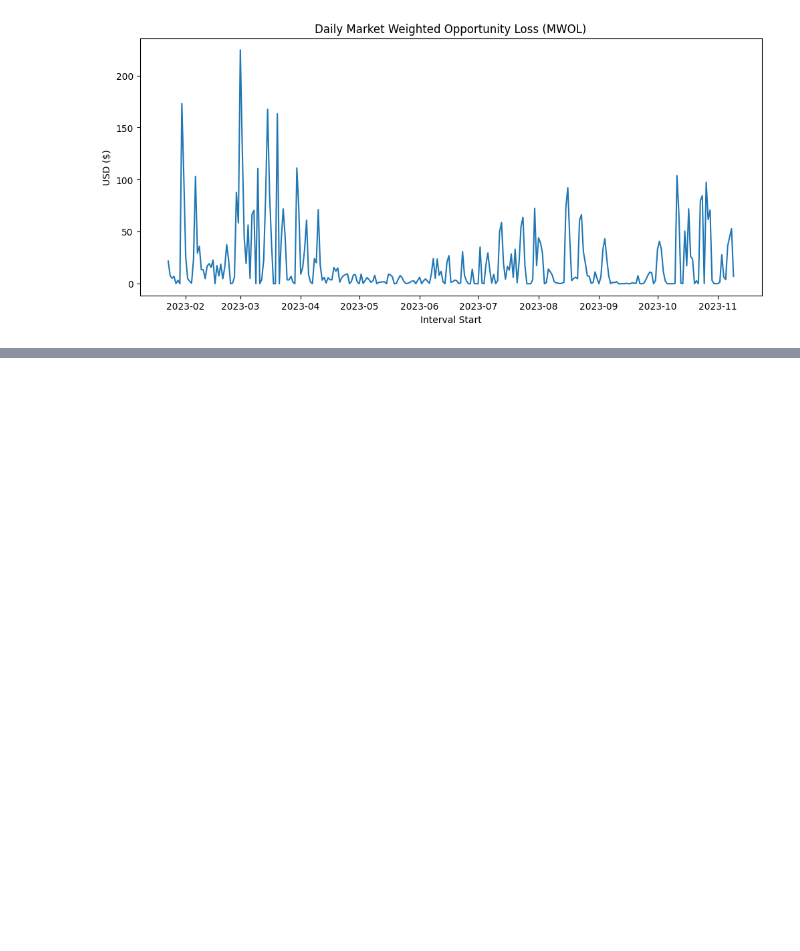
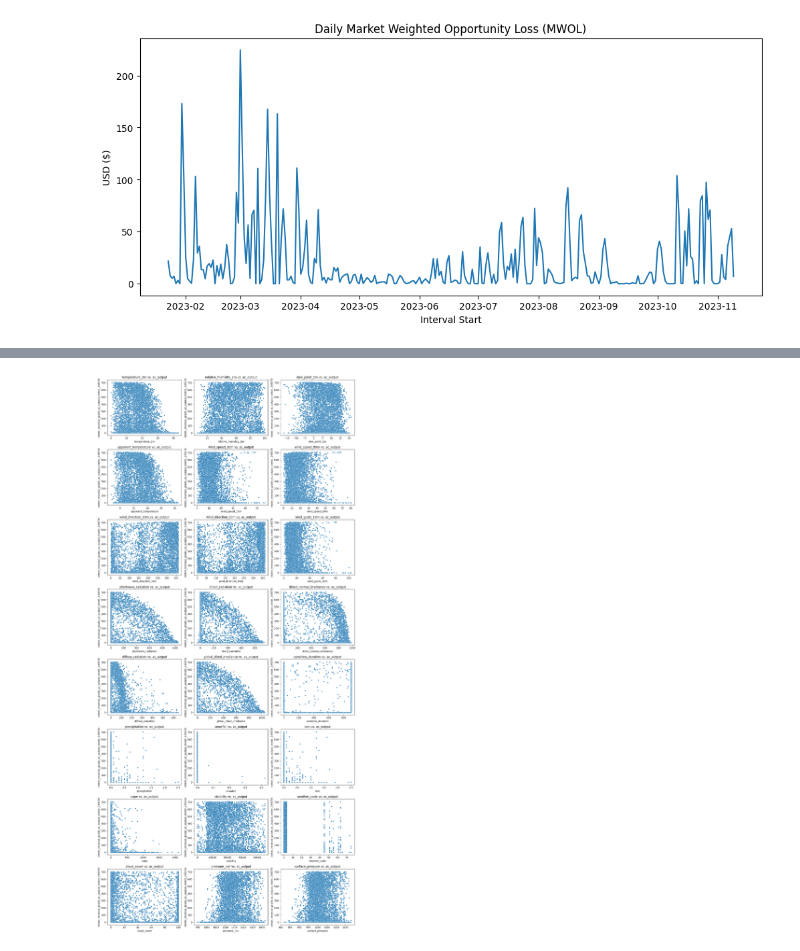
Before and after one commit to Erdos-Projects/spring-2026-solar-panel-degradation, a Jupyter notebook: solarpanels_df.ipynb, the cells around one changed output, grey strips where cells are left out. Saved outputs shown, nothing was run; the diff lists cells and outputs as text; code cells hidden in the pictures; blank space fills up the shorter version.

```diff
--- a/solarpanels_df.ipynb
+++ b/solarpanels_df.ipynb
@@ -361,0 +411,60 @@ Financial Efficiency: 87.83%
+# %%
+import math
+import matplotlib.pyplot as plt
+import seaborn as sns
+import pandas as pd
+
+target_col = "meter_revenue_grade_ac_output_meter_149578"
+time_col = "measured_on"
+
+# Randomly sample 10,000 rows from meter_train
+meter_train_sample = meter_train.sample(n=40000, random_state=42).copy()
+
+# optional: sort by time for readability
+meter_train_sample = meter_train_sample.sort_values("measured_on").reset_index(drop=True)
+
+
+# 1) Build plotting dataframe: target from meter_train + features from df_train
+plot_df = (
+    df_train.copy()
+    .merge(
+        meter_train_sample[[time_col, target_col]],
+        on=time_col,
+        how="inner",
+        suffixes=("", "_meter")
+    )
+)
+
+# 2) Choose feature columns from df_train (exclude time + target-like columns)
+exclude = {time_col, target_col, "yhat_baseline"}
+features = [c for c in df_train.columns if c not in exclude and pd.api.types.is_numeric_dtype(df_train[c])]
+
+# 3) Grid setup
+n_features = len(features)
+n_cols = 3
+n_rows = math.ceil(n_features / n_cols)
+
+fig, axes = plt.subplots(n_rows, n_cols, figsize=(5 * n_cols, 4 * n_rows))
+axes = axes.flatten()
+
+# 4) Scatterplots
+for i, feature in enumerate(features):
+    sns.scatterplot(
+        x=plot_df[feature],
+        y=plot_df[target_col],
+        ax=axes[i],
+        edgecolor="w",
+        s=20
+    )
+    axes[i].set_xlabel(feature)
+    axes[i].set_ylabel(target_col)
+    axes[i].set_title(f"{feature} vs. ac_output")
+
+# hide empty panels
+for j in range(n_features, len(axes)):
+    axes[j].set_visible(False)
+
+plt.tight_layout()
+plt.show()
+# %% [output]
+[figure, added]
```
Also changed, not shown: parts of 5 cells of this notebook.
